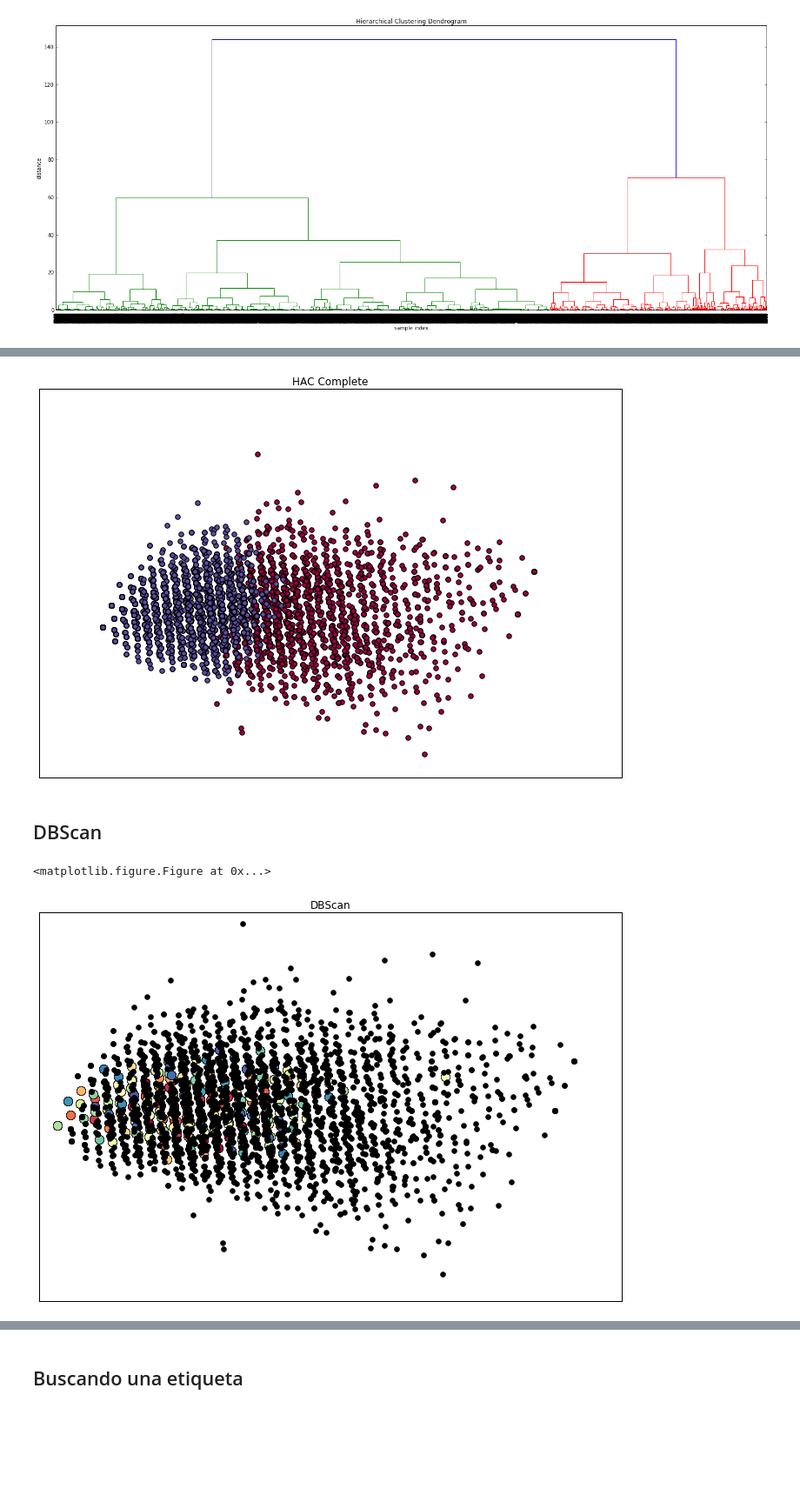
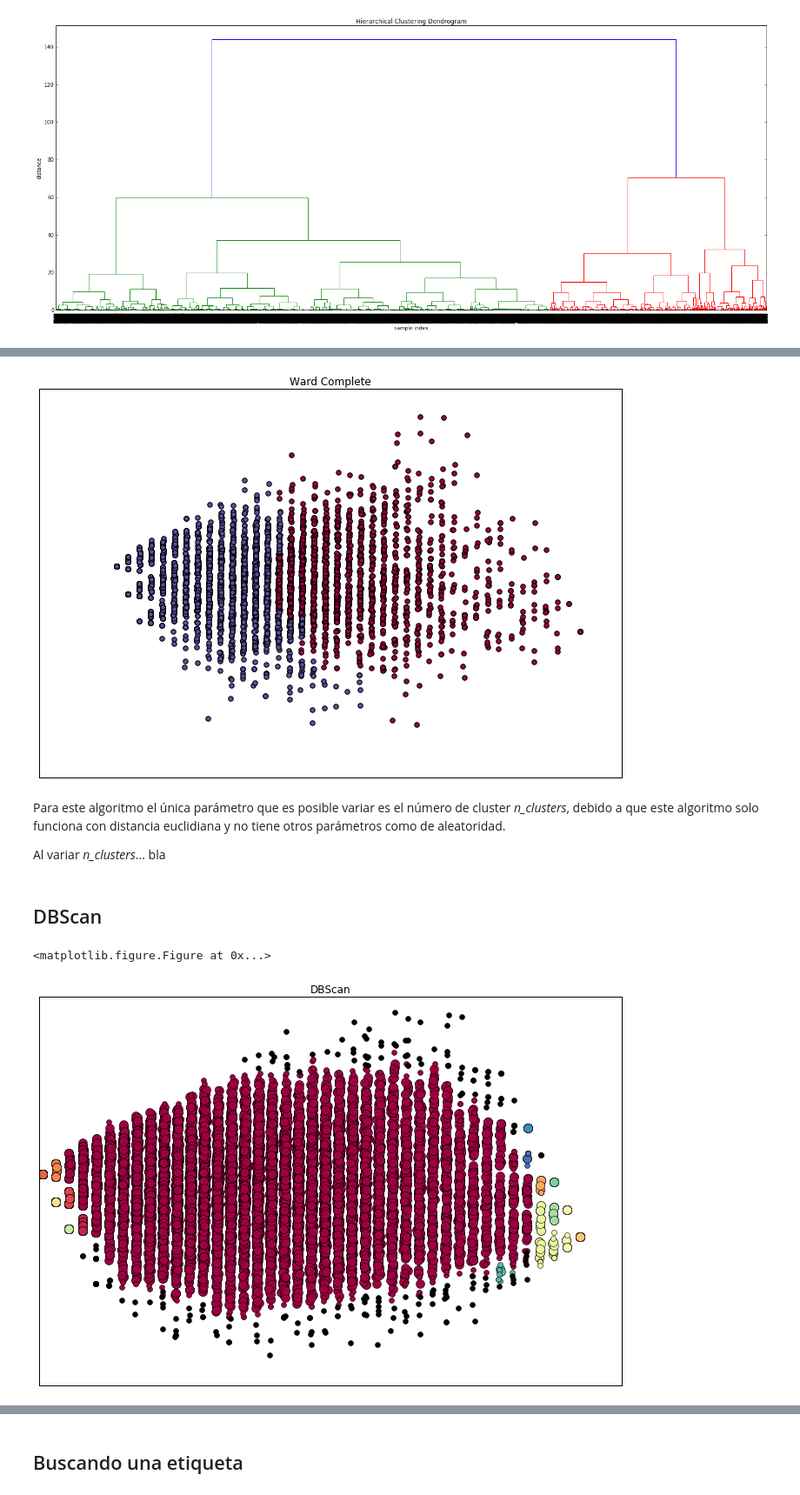
Before and after one commit to FMena14/Mineria1, a Jupyter notebook: Tarea1.ipynb, the cells around one changed output, grey strips where cells are left out. Shown at 87% size. Saved outputs shown, nothing was run; the diff lists cells and outputs as text; code cells hidden in the pictures; blank space fills up the shorter version.

```diff
--- a/Tarea1.ipynb
+++ b/Tarea1.ipynb
@@ -89,0 +88,3 @@ df_sample = df.sample(1000)
+# %%
+np.random.seed(1456)
+df_sample = df.sample(10000)
@@ -162,15 +173,11 @@ X = df_numericos.as_matrix()
 # %%
 from sklearn.cluster import MiniBatchKMeans
-k = 10
+k = 5
 #se ajusta mini batch kMeans aa los datos
-k_means = MiniBatchKMeans(n_clusters=k, batch_size=100, random_state=10)
+k_means = MiniBatchKMeans(n_clusters=k, batch_size=100, random_state=10, init = "k-means++")
 #init : {‘k-means++’, ‘random’ or an ndarray}, default: ‘k-means++’
 
-k_means.fit(X)
-
-from sklearn import manifold
-#se proyecta a dos dimensiones para presentar los cluster
-#X_red = manifold.SpectralEmbedding(n_components=2).fit_transform(X)
+k_means.fit(X_red)
 
 mini_k_means_labels = k_means.labels_
 k_means_cluster_centers = k_means.cluster_centers_
@@ -212,12 +234,15 @@ plt.show()
 # %%
 from sklearn.cluster import AgglomerativeClustering as hac
+#se selecciona una porcion del dataset para el algoritmo de HAC
+#X_red_little = X_red[:10000]
+
 #se ajusta algortmo Hac
-k = 2
+k = 5
 clustering = hac(linkage="complete", n_clusters=k, affinity="euclidean")
 #affinity : string or callable, default: “euclidean”
 #Can be “euclidean”, “l1”, “l2”, “manhattan”, “cosine”, or ‘precomputed’.
 
-clustering.fit(X)
+clustering.fit(X_red)
 
 HAC_labels = clustering.labels_
 
@@ -233,13 +258,4 @@ for k, col in zip(range(k), mcolors):
 plt.xticks(())
 plt.yticks(())
 plt.show()
-
-x_min, x_max = numpy.min(X_red, axis=0), numpy.max(X_red, axis=0)
-X_red = (X_red - x_min)/(x_max - x_min)
-for i in range(X_red.shape[0]):
-	plt.text(X_red[i,0], X_red[i,1], str(y[i]),
-	color=plt.cm.spectral(clustering.labels_[i]/10.),
-	fontdict={'weight': 'bold', 'size': 8})
-
-plt.show()
 # %% [output]
@@ -270,13 +295,13 @@ plt.show()
 from sklearn.cluster import AgglomerativeClustering as hac
 k = 2
 clustering = hac(linkage="ward", n_clusters=k, affinity='euclidean')
-clustering.fit(X)
+clustering.fit(X_red)
 
 Ward_labels = clustering.labels_
 
 #se grafica
 plt.figure(figsize=(12,8))
-plt.title('HAC Complete')
+plt.title('Ward Complete')
 cmap = plt.cm.get_cmap(name = "Spectral")
 mcolors = [cmap(i) for i in np.linspace(0,1,k)]
 for k, col in zip(range(k), mcolors):
@@ -287,7 +312,11 @@ plt.xticks(())
 plt.yticks(())
 plt.show()
 # %% [output]
-[figure, old version]
+[figure, new version]
+# %% [markdown]
+Para este algoritmo el única parámetro que es posible variar es el número de cluster *n_clusters*, debido a que este algoritmo solo funciona con distancia euclidiana y no tiene otros parámetros como de aleatoridad.
+
+Al variar *n_clusters*... bla
 # %% [markdown]
 ## DBScan
 # %%
@@ -296,37 +325,33 @@ plt.clf()
 
 #se ajusta algortmo DBSCAN
 clustering = DBSCAN(eps=0.3, min_samples=10, metric='euclidean')
 
-clustering.fit(X)
+clustering.fit(X_red)
 
 DBScan_labels = clustering.labels_
-unique_labels = set(clustering_labels)
+unique_labels = set(DBScan_labels)
 core_samples_mask = np.zeros_like(clustering.labels_, dtype = bool)
 core_samples_mask[clustering.core_sample_indices_] = True
 
 #se grafica
 plt.figure(figsize=(12,8))
 plt.title('DBScan')
 cmap = plt.cm.get_cmap(name = "Spectral")
 mcolors = [cmap(i) for i in np.linspace(0,1,len(unique_labels))]
 for k, col in zip(unique_labels, mcolors):
     if k == -1:
         col = 'k'
 
     class_member_mask = (DBScan_labels == k)
 
     xy = X_red[class_member_mask & core_samples_mask]
     plt.plot(xy[:, 0], xy[:, 1], 'o', markerfacecolor=col, markeredgecolor='k', markersize=10)
     xy = X_red[class_member_mask & ~core_samples_mask]
     plt.plot(xy[:, 0], xy[:, 1], 'o', markerfacecolor=col, markeredgecolor='k', markersize=6)
 
-
-    #my_members = clustering_labels == k
-    #plt.scatter(X_red[my_members, 0],X_red[my_members, 1],s=30,c=col)
-
 plt.xticks(())
 plt.yticks(())
 plt.show()
 # %% [output]
 <matplotlib.figure.Figure at 0x...>
-[figure, old version]
+[figure, new version]
```
Also changed, not shown: parts of 31 cells of this notebook.
